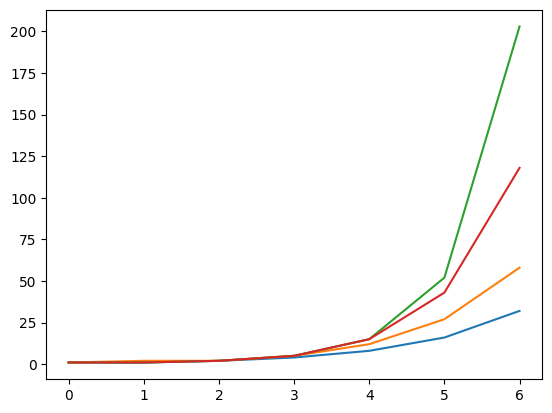
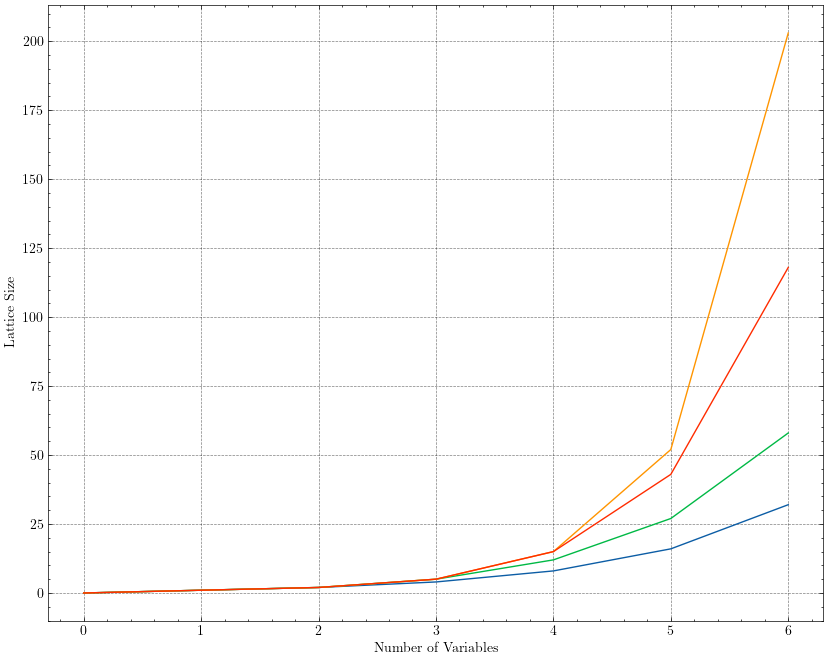
Code edit (unified diff) that turned the first committed figure into the second:
--- before
+++ after
@@ -1,2 +1,10 @@
+plt.figure(figsize=(10,8))
+plt.xlabel("Number of Variables")
+plt.ylabel("Lattice Size")
+plt.grid(alpha=0.5)
+plt.title("Plot of Lattice Size vs Number of Variables")
+
+legend = {0 : "Path", 1 : "Cycle", 2 : "Co"}
+
 for i in range(4):
     plt.plot(lattice_sizes[i, :])

Commit: everything